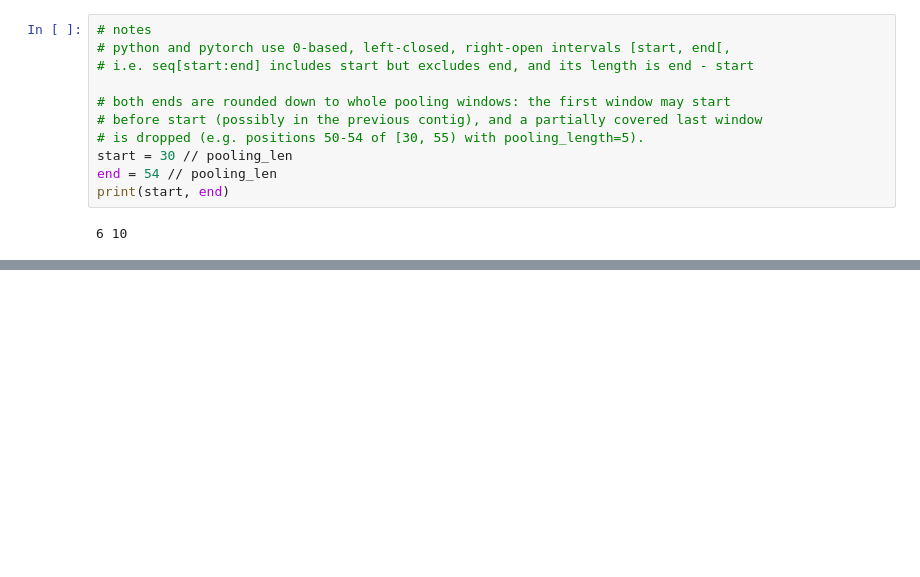
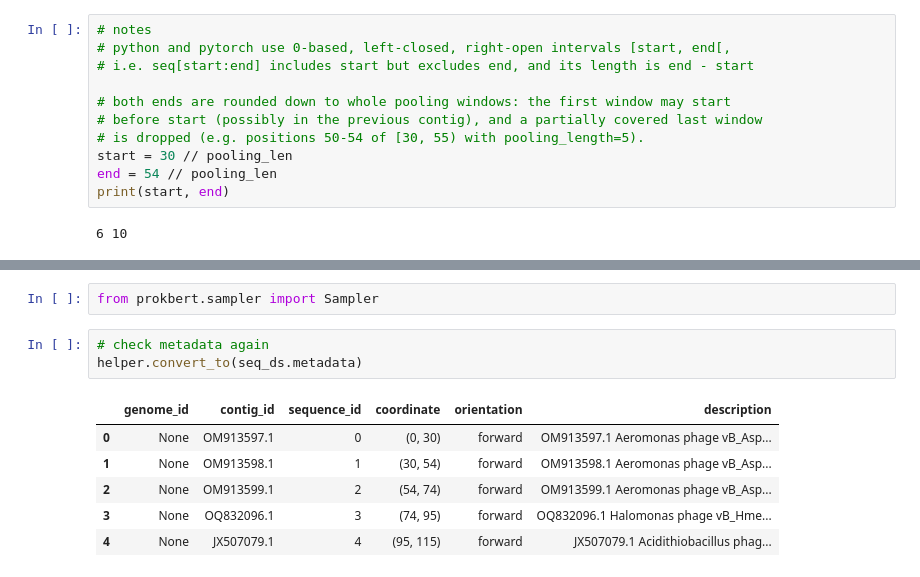
Before and after one commit to nbrg-ppcu/prokbert, a Jupyter notebook: examples/sequence_dataset.ipynb, the cells around one changed output, grey strips where cells are left out. Saved outputs shown, nothing was run; the diff lists cells and outputs as text; blank space fills up the shorter version.

```diff
--- a/examples/sequence_dataset.ipynb
+++ b/examples/sequence_dataset.ipynb
@@ -306,0 +324,12 @@ print(start, end)
+# %%
+from prokbert.sampler import Sampler
+# %%
+# check metadata again
+helper.convert_to(seq_ds.metadata)
+# %% [output]
+|  | genome_id | contig_id | sequence_id | coordinate | orientation | description |
+| 0 | None | OM913597.1 | 0 | (0, 30) | forward | OM913597.1 Aeromonas phage vB_Asp... |
+| 1 | None | OM913598.1 | 1 | (30, 54) | forward | OM913598.1 Aeromonas phage vB_Asp... |
+| 2 | None | OM913599.1 | 2 | (54, 74) | forward | OM913599.1 Aeromonas phage vB_Asp... |
+| 3 | None | OQ832096.1 | 3 | (74, 95) | forward | OQ832096.1 Halomonas phage vB_Hme... |
+| 4 | None | JX507079.1 | 4 | (95, 115) | forward | JX507079.1 Acidithiobacillus phag... |
```
Also changed, not shown: parts of 15 cells of this notebook, 1 other file.
